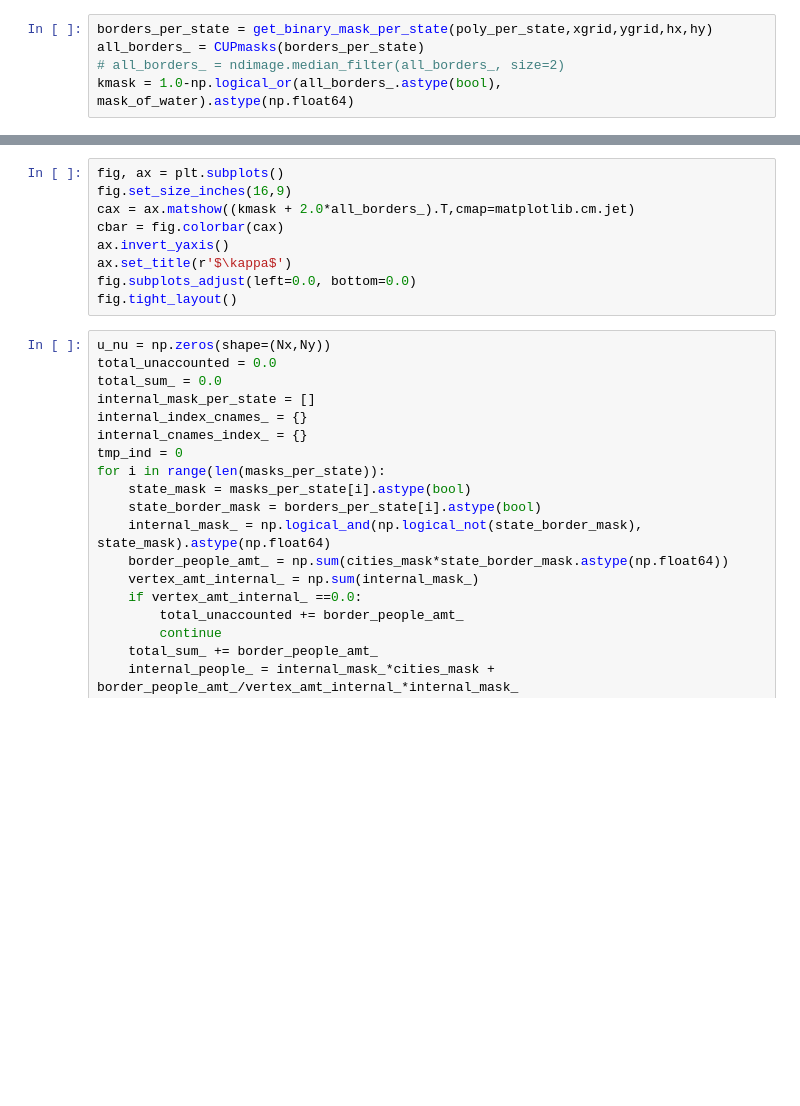
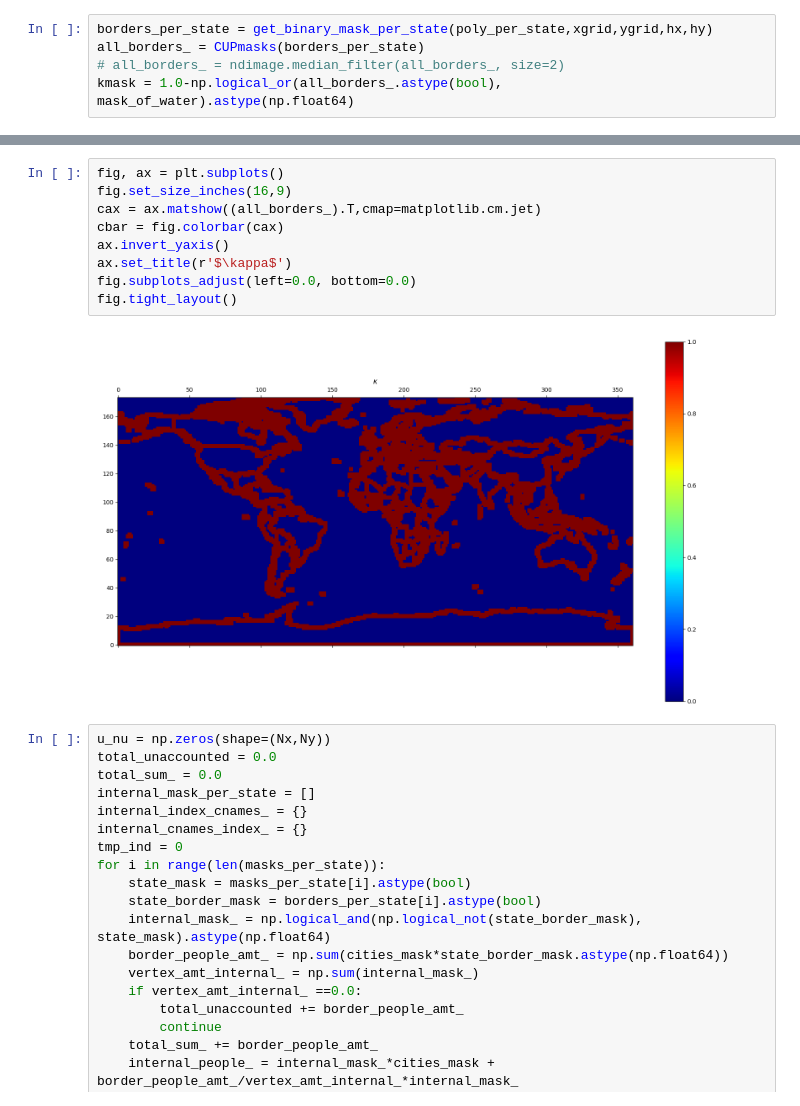
Before and after one commit to RepnikovPavel/GlobalDynamics, a Jupyter notebook: code.ipynb, the cells around one changed output, grey strips where cells are left out. Cells and saved outputs as stored; diff of their text form; blank space fills up the shorter version.

```diff
--- a/code.ipynb
+++ b/code.ipynb
@@ -115,12 +122,14 @@ fig.tight_layout()
 # %%
 fig, ax = plt.subplots()
 fig.set_size_inches(16,9)
-cax = ax.matshow((kmask + 2.0*all_borders_).T,cmap=matplotlib.cm.jet)
+cax = ax.matshow((all_borders_).T,cmap=matplotlib.cm.jet)
 cbar = fig.colorbar(cax)
 ax.invert_yaxis()
 ax.set_title(r'$\kappa$')
 fig.subplots_adjust(left=0.0, bottom=0.0)
 fig.tight_layout()
+# %% [output]
+[figure, added]
 # %%
 u_nu = np.zeros(shape=(Nx,Ny))
 total_unaccounted = 0.0
```
Also changed, not shown: parts of 23 cells of this notebook, 4 other files.
